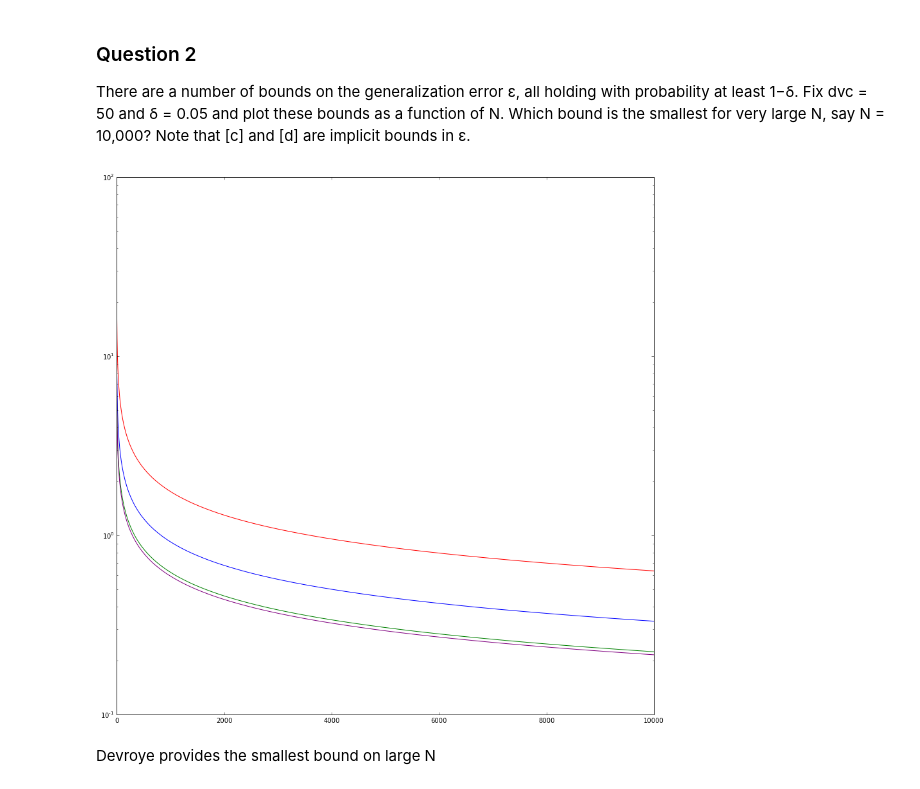
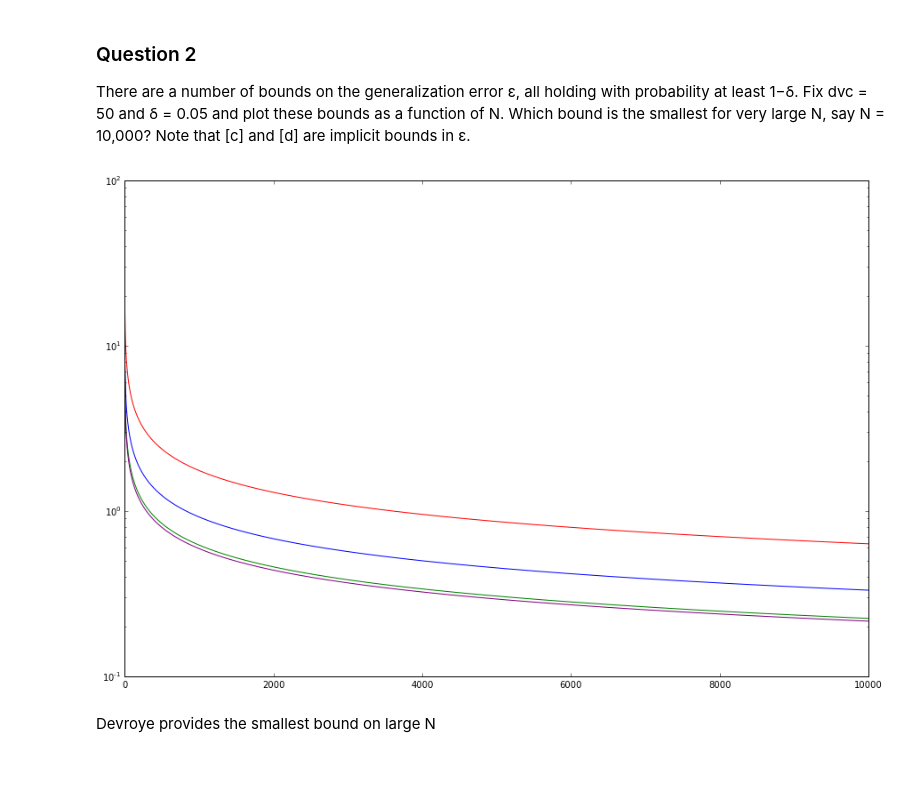
Before and after one commit to konniamchan/learning-from-data, a Jupyter notebook: learning-week-04.ipynb, the cells around one changed output. Saved outputs shown, nothing was run; the diff lists cells and outputs as text; code cells hidden in the pictures.

```diff
--- a/learning-week-04.ipynb
+++ b/learning-week-04.ipynb
@@ -40,14 +40,14 @@ def Devroye(N):
 # %%
 # Plots
 N = np.arange(1,10001)
-plt.figure(figsize=(15,15))
+plt.figure(figsize=(15,10))
 plt.plot(N, Original_VC(N), 'r-')
 plt.plot(N, Rademacher(N), 'b-')
 plt.plot(N, PVdB(N), 'g-')
 plt.plot(N, Devroye(N), 'purple')
 plt.yscale('log')
 # %% [output]
-[figure, old version]
+[figure, new version]
 # %% [markdown]
 Devroye provides the smallest bound on large N
 # %% [markdown]
```
Also changed, not shown: parts of 9 cells of this notebook.
